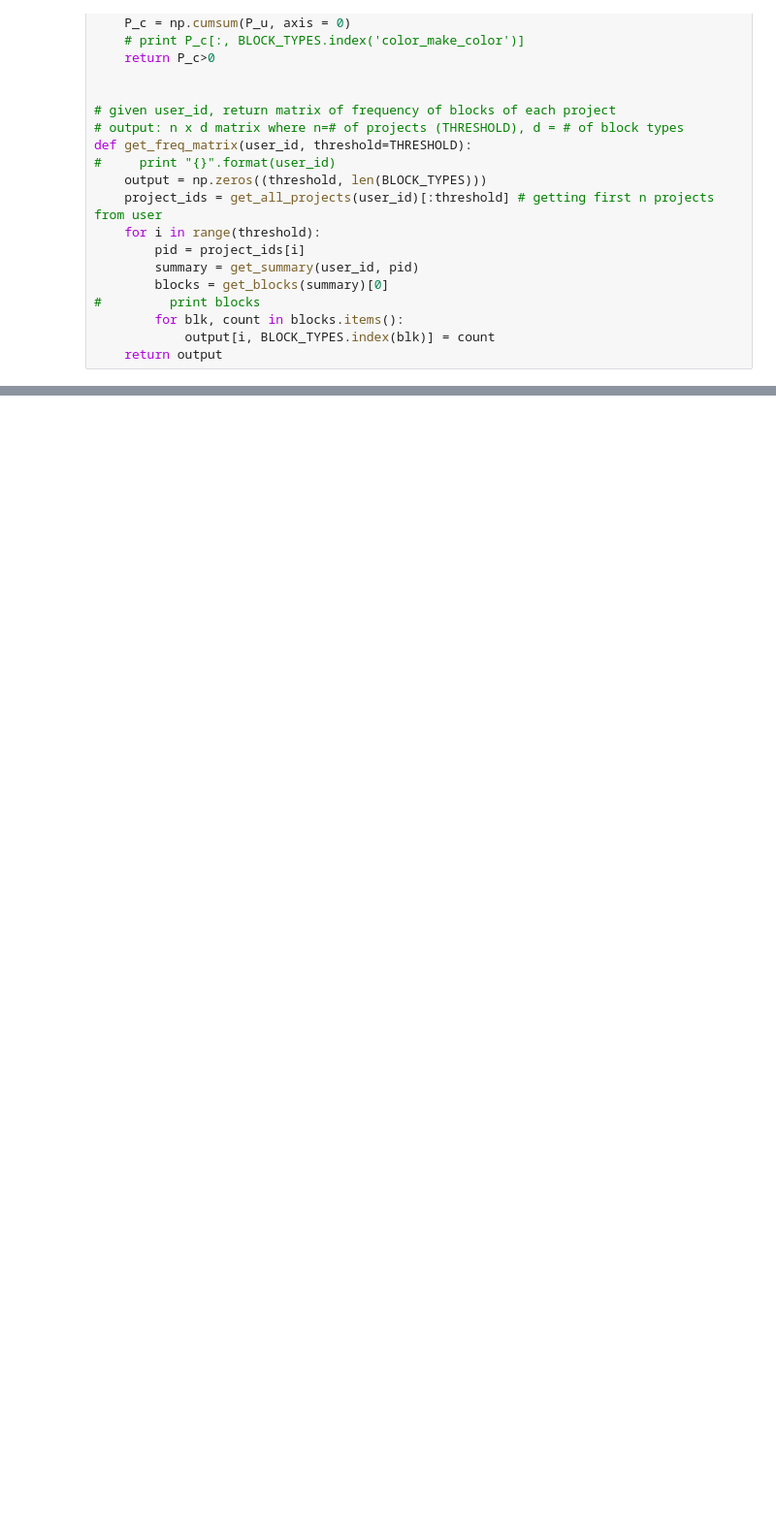
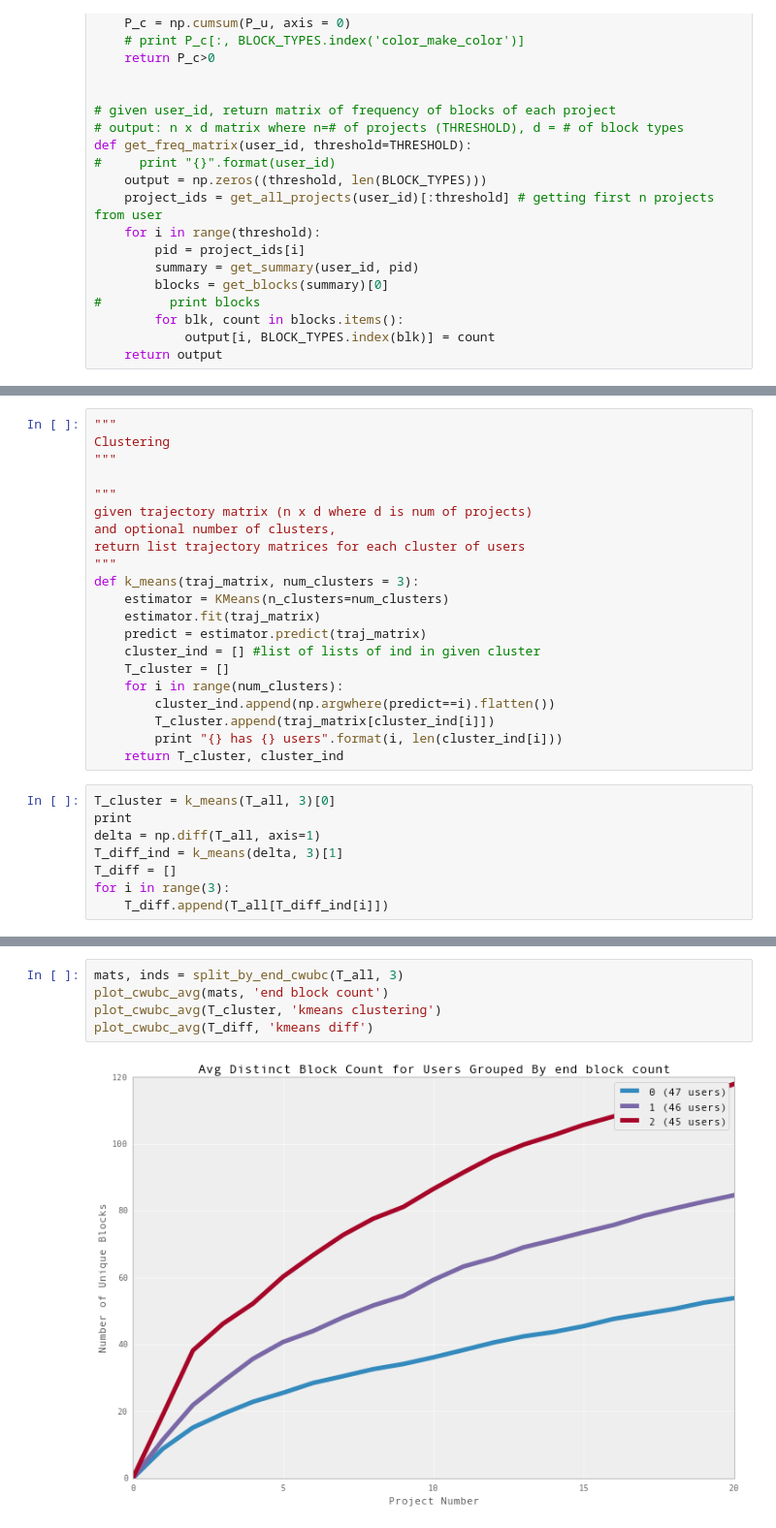
Before and after one commit to bxie/ai2_user_trajectory, a Jupyter notebook: analysis.ipynb, the cells around one changed output, grey strips where cells are left out. Shown: that part at 97% size. Drawn from its saved outputs; the diff is of its cells as text; blank space fills up the shorter version.

```diff
--- a/analysis.ipynb
+++ b/analysis.ipynb
@@ -449,0 +563,29 @@ plt.plot(popps_avg)
+# %%
+"""
+Clustering
+"""
+
+"""
+given trajectory matrix (n x d where d is num of projects)
+and optional number of clusters,
+return list trajectory matrices for each cluster of users
+"""
+def k_means(traj_matrix, num_clusters = 3):
+    estimator = KMeans(n_clusters=num_clusters)
+    estimator.fit(traj_matrix)
+    predict = estimator.predict(traj_matrix)
+    cluster_ind = [] #list of lists of ind in given cluster
+    T_cluster = []
+    for i in range(num_clusters):
+        cluster_ind.append(np.argwhere(predict==i).flatten())
+        T_cluster.append(traj_matrix[cluster_ind[i]])
+        print "{} has {} users".format(i, len(cluster_ind[i]))
+    return T_cluster, cluster_ind
+# %%
+T_cluster = k_means(T_all, 3)[0]
+print
+delta = np.diff(T_all, axis=1)
+T_diff_ind = k_means(delta, 3)[1]
+T_diff = []
+for i in range(3):
+    T_diff.append(T_all[T_diff_ind[i]])
@@ -449,0 +600,7 @@ plt.plot(popps_avg)
+# %%
+mats, inds = split_by_end_cwubc(T_all, 3)
+plot_cwubc_avg(mats, 'end block count')
+plot_cwubc_avg(T_cluster, 'kmeans clustering')
+plot_cwubc_avg(T_diff, 'kmeans diff')
+# %% [output]
+[figure, added]
```
Also changed, not shown: parts of 20 cells of this notebook.
